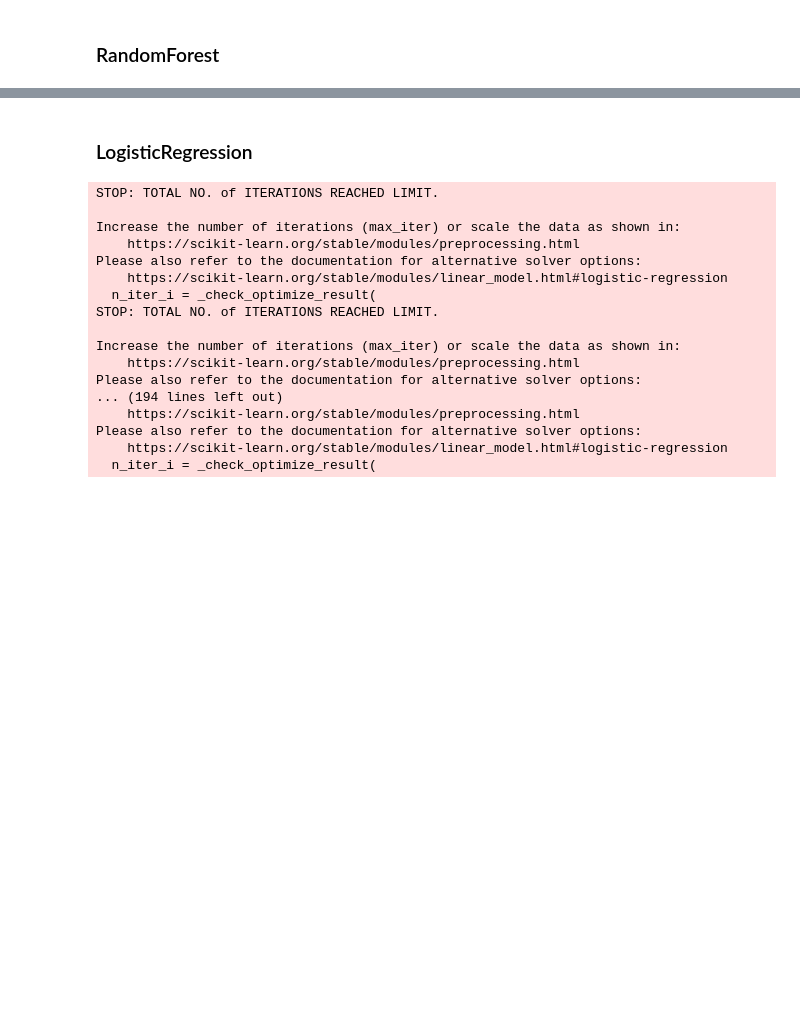
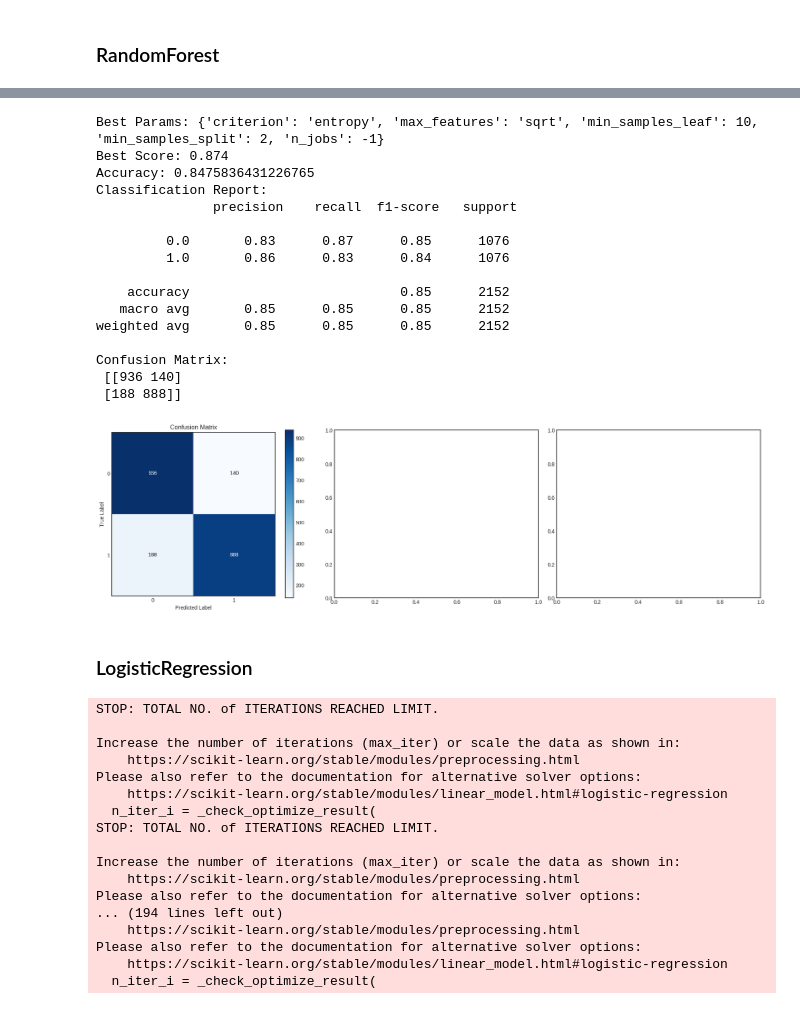
Before and after one commit to DhruvSinghiitmandi/Societal-Challaenges-Datathon, a Jupyter notebook: prediction.ipynb, the cells around one changed output, grey strips where cells are left out. Saved outputs shown, nothing was run; the diff lists cells and outputs as text; code cells hidden in the pictures; blank space fills up the shorter version.

```diff
--- a/prediction.ipynb
+++ b/prediction.ipynb
@@ -565,3 +308,40 @@ Random Forest Accuracy: 0.849907063197026
+# %%
+import numpy as np
+
+rf_best_params, rf_best_score = GridSearchCVWrapper(
+    model=RandomForestClassifier(),
+    param_grid=dict(
+        criterion=["entropy"],
+        min_samples_leaf=[10,15],
+        min_samples_split=[2,4],
+        max_features=["sqrt"],
+        n_jobs=[-1],
+    ),
+
+    X=selected_features,
+    y=y_train_resampled
+)
+# Fit the RandomForest model using the best parameters obtained from GridSearchCVWrapper
+rf_clf = RandomForestClassifier(**rf_best_params).fit(selected_features, y_train_resampled)
+plot_roc(selected_features_test,rf_clf,y_test_resampled)
+# %% [output]
+Best Params: {'criterion': 'entropy', 'max_features': 'sqrt', 'min_samples_leaf': 10, 'min_samples_split': 2, 'n_jobs': -1}
+Best Score: 0.874
+Accuracy: 0.8475836431226765
+Classification Report:
+               precision    recall  f1-score   support
+
+         0.0       0.83      0.87      0.85      1076
+         1.0       0.86      0.83      0.84      1076
+
+    accuracy                           0.85      2152
+   macro avg       0.85      0.85      0.85      2152
+weighted avg       0.85      0.85      0.85      2152
+
+Confusion Matrix:
+ [[936 140]
+ [188 888]]
+[figure, added]
 # %% [markdown]
 ### LogisticRegression
 # %%
```
Also changed, not shown: parts of 27 cells of this notebook, 5 other files.
